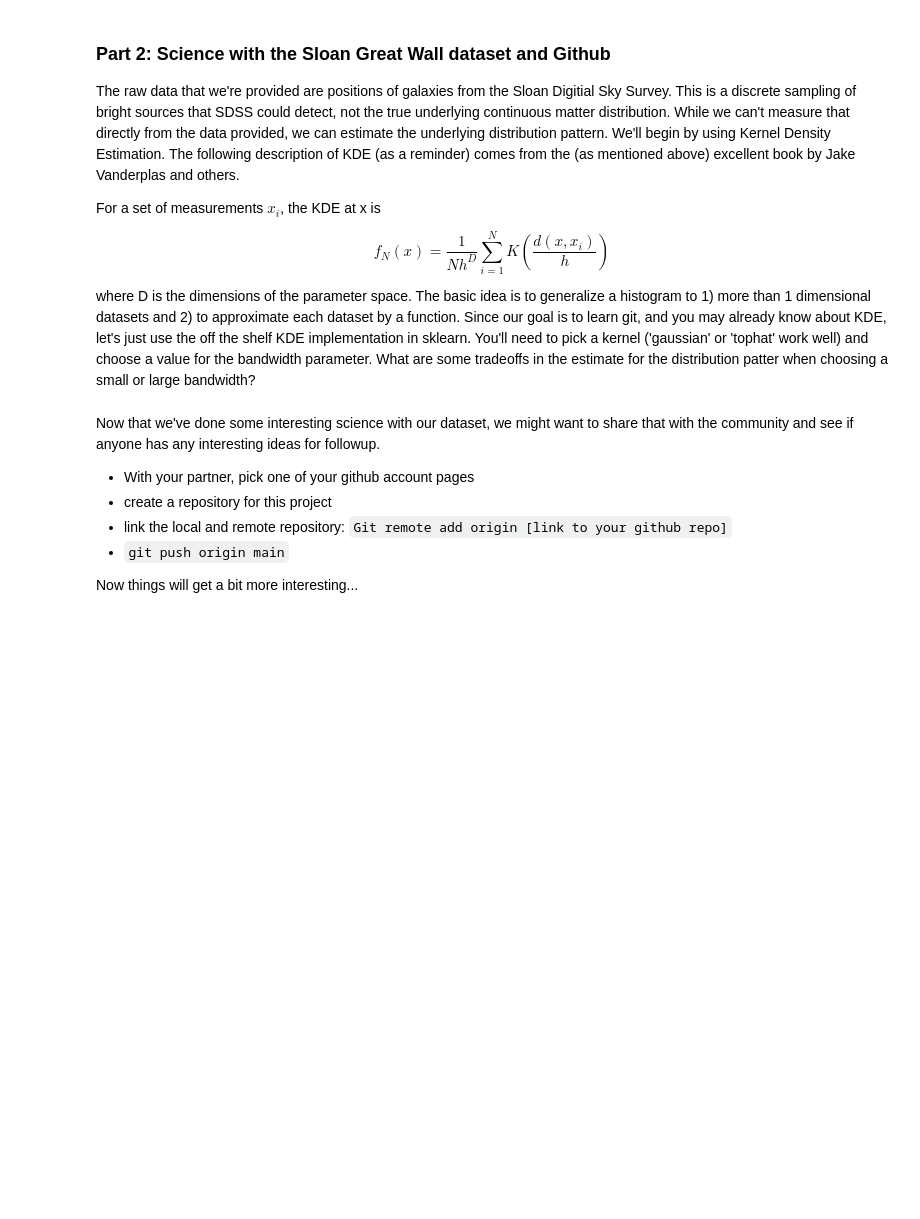
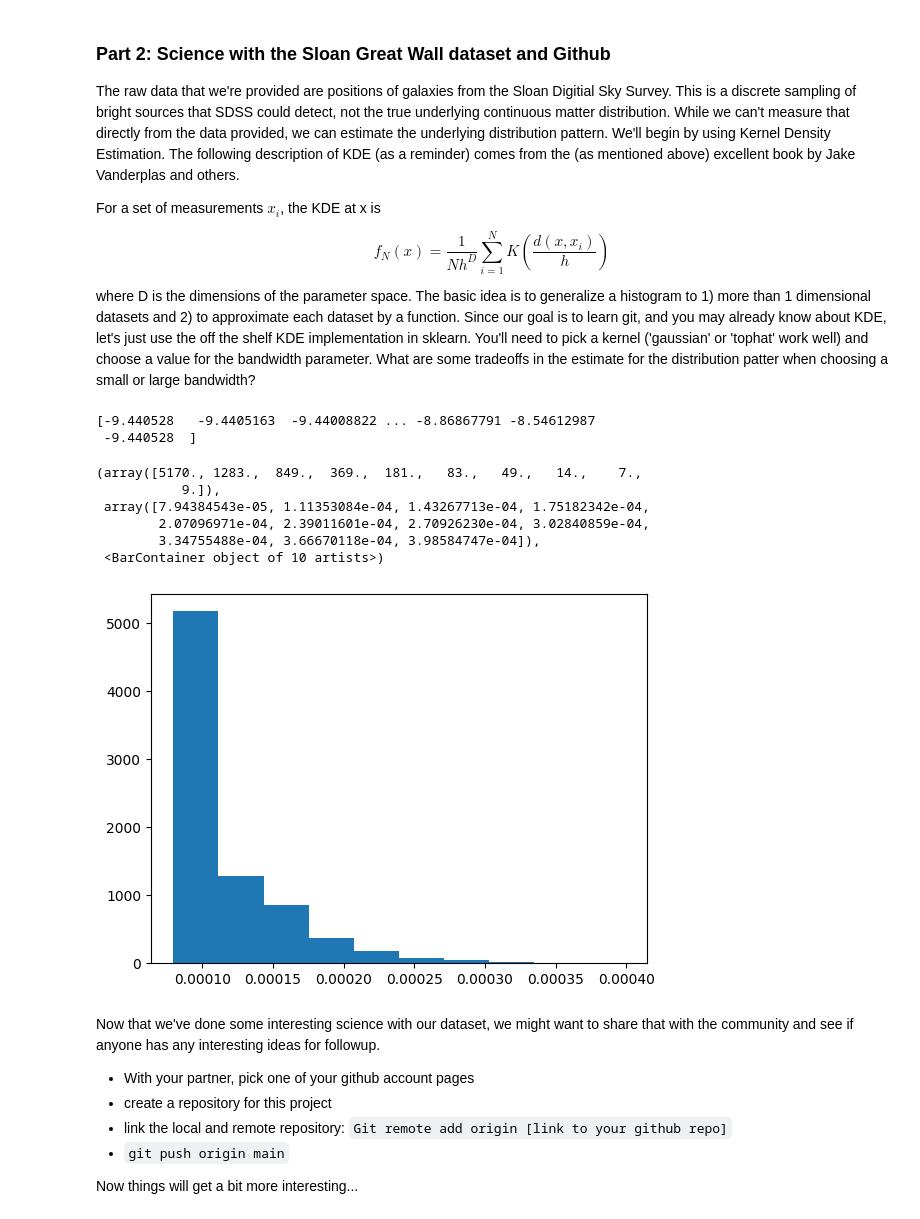
Before and after one commit to nmearl/local-session-21, a Jupyter notebook: DSFP_intro_2_git.ipynb, the cells around one changed output. Drawn from its saved outputs; the diff is of its cells as text; code cells hidden in the pictures; blank space fills up the shorter version.

```diff
--- a/DSFP_intro_2_git.ipynb
+++ b/DSFP_intro_2_git.ipynb
@@ -71,6 +86,24 @@ where D is the dimensions of the parameter space. The basic idea is to generaliz
 from sklearn.neighbors import KernelDensity
 # %%
 # KDE implementation goes here
+
+kde = KernelDensity(kernel='gaussian', bandwidth=0.5).fit(X)
+log_density = kde.score_samples(X)
+
+print(log_density)
+f, ax = plt.subplots()
+#
+ax.hist(np.exp(log_density))
+# %% [output]
+[-9.440528   -9.4405163  -9.44008822 ... -8.86867791 -8.54612987
+ -9.440528  ]
+(array([5170., 1283.,  849.,  369.,  181.,   83.,   49.,   14.,    7.,
+           9.]),
+ array([7.94384543e-05, 1.11353084e-04, 1.43267713e-04, 1.75182342e-04,
+        2.07096971e-04, 2.39011601e-04, 2.70926230e-04, 3.02840859e-04,
+        3.34755488e-04, 3.66670118e-04, 3.98584747e-04]),
+ <BarContainer object of 10 artists>)
+[figure, added]
 # %% [markdown]
 Now that we've done some interesting science with our dataset, we might want to share that with the community and see if anyone has any interesting ideas for followup.
 
```
Also changed, not shown: parts of 2 cells of this notebook.
